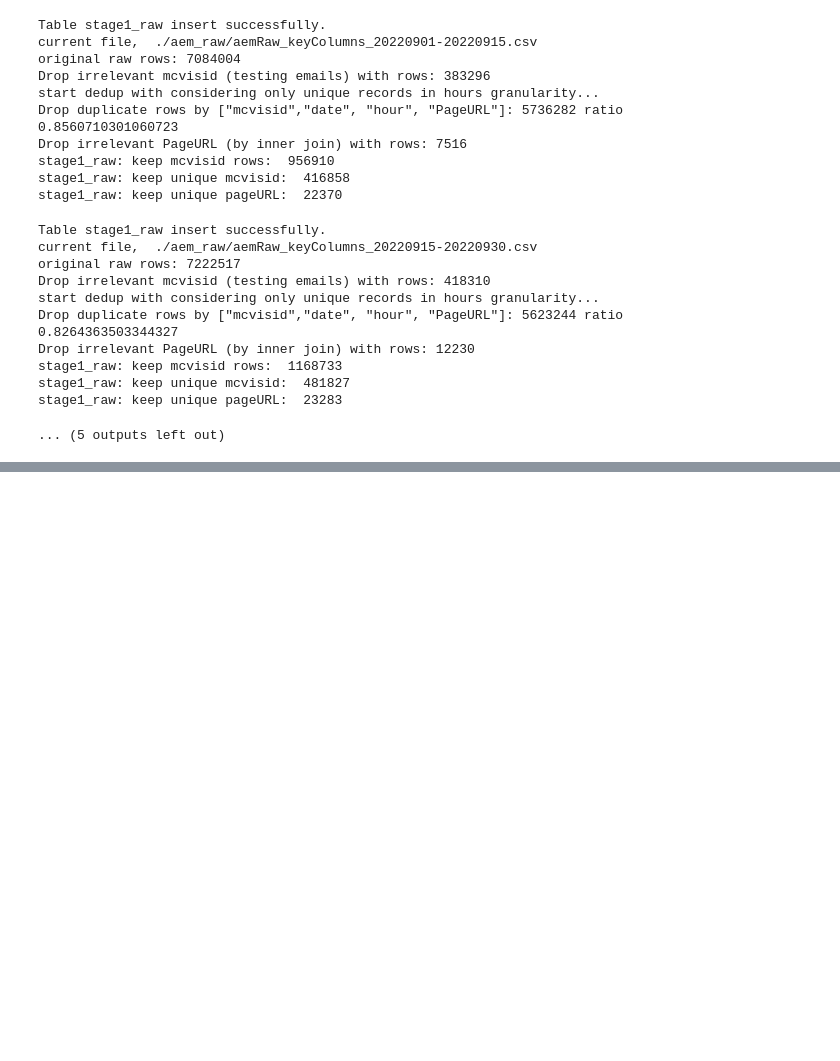
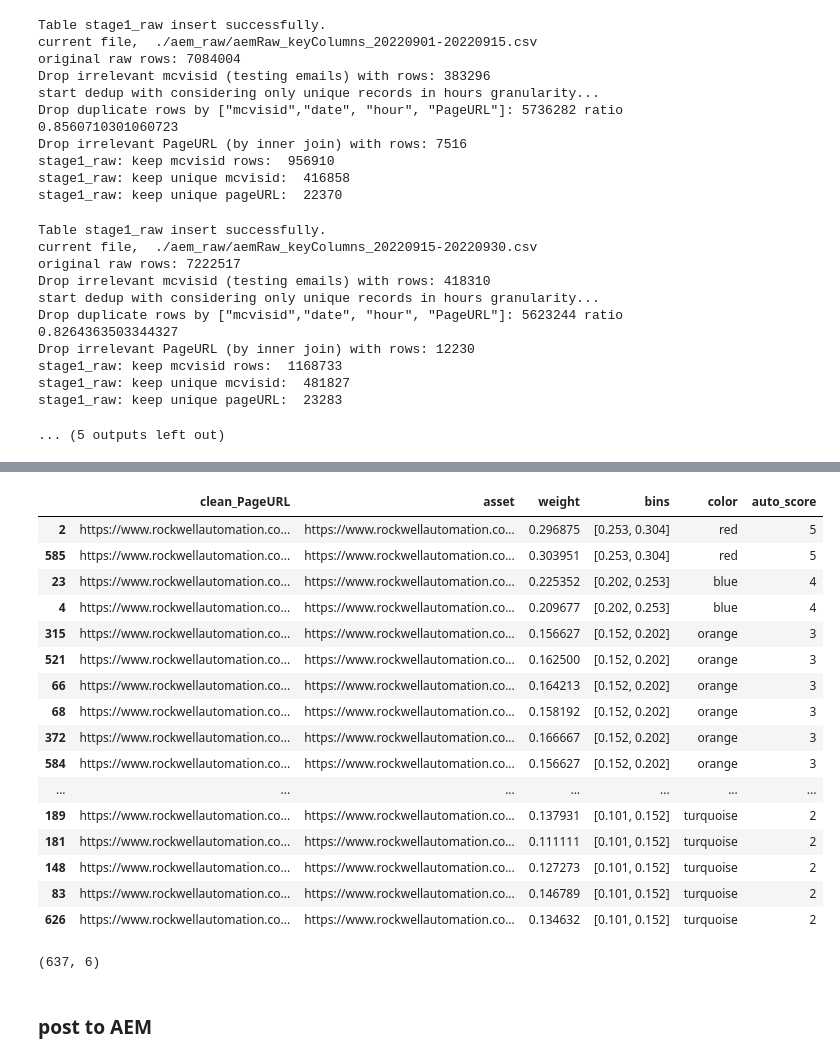
Before and after one commit to wyang-pisrc/ra-mdp, a Jupyter notebook: engagement_scoring/ETL_aemRaw_mysql.ipynb, the cells around one changed output, grey strips where cells are left out. Saved outputs shown, nothing was run; the diff lists cells and outputs as text; code cells hidden in the pictures; blank space fills up the shorter version.

```diff
--- a/engagement_scoring/ETL_aemRaw_mysql.ipynb
+++ b/engagement_scoring/ETL_aemRaw_mysql.ipynb
@@ -352,0 +452,26 @@ stage1_raw_2.to_csv("stage1_raw_v1.2.csv")
+# %%
+xx[xx["auto_score"]>1].sort_values(by="auto_score", ascending=False).style
+# %% [output]
+|  | clean_PageURL | asset | weight | bins | color | auto_score |
+| 2 | https://www.rockwellautomation.co... | https://www.rockwellautomation.co... | 0.296875 | [0.253, 0.304] | red | 5 |
+| 585 | https://www.rockwellautomation.co... | https://www.rockwellautomation.co... | 0.303951 | [0.253, 0.304] | red | 5 |
+| 23 | https://www.rockwellautomation.co... | https://www.rockwellautomation.co... | 0.225352 | [0.202, 0.253] | blue | 4 |
+| 4 | https://www.rockwellautomation.co... | https://www.rockwellautomation.co... | 0.209677 | [0.202, 0.253] | blue | 4 |
+| 315 | https://www.rockwellautomation.co... | https://www.rockwellautomation.co... | 0.156627 | [0.152, 0.202] | orange | 3 |
+| 521 | https://www.rockwellautomation.co... | https://www.rockwellautomation.co... | 0.162500 | [0.152, 0.202] | orange | 3 |
+| 66 | https://www.rockwellautomation.co... | https://www.rockwellautomation.co... | 0.164213 | [0.152, 0.202] | orange | 3 |
+| 68 | https://www.rockwellautomation.co... | https://www.rockwellautomation.co... | 0.158192 | [0.152, 0.202] | orange | 3 |
+| 372 | https://www.rockwellautomation.co... | https://www.rockwellautomation.co... | 0.166667 | [0.152, 0.202] | orange | 3 |
+| 584 | https://www.rockwellautomation.co... | https://www.rockwellautomation.co... | 0.156627 | [0.152, 0.202] | orange | 3 |
+| ... | ... | ... | ... | ... | ... | ... |
+| 189 | https://www.rockwellautomation.co... | https://www.rockwellautomation.co... | 0.137931 | [0.101, 0.152] | turquoise | 2 |
+| 181 | https://www.rockwellautomation.co... | https://www.rockwellautomation.co... | 0.111111 | [0.101, 0.152] | turquoise | 2 |
+| 148 | https://www.rockwellautomation.co... | https://www.rockwellautomation.co... | 0.127273 | [0.101, 0.152] | turquoise | 2 |
+| 83 | https://www.rockwellautomation.co... | https://www.rockwellautomation.co... | 0.146789 | [0.101, 0.152] | turquoise | 2 |
+| 626 | https://www.rockwellautomation.co... | https://www.rockwellautomation.co... | 0.134632 | [0.101, 0.152] | turquoise | 2 |
+# %%
+xx.shape
+# %% [output]
+(637, 6)
+# %% [markdown]
+### post to AEM
```
Also changed, not shown: parts of 24 cells of this notebook, 1 other file.
